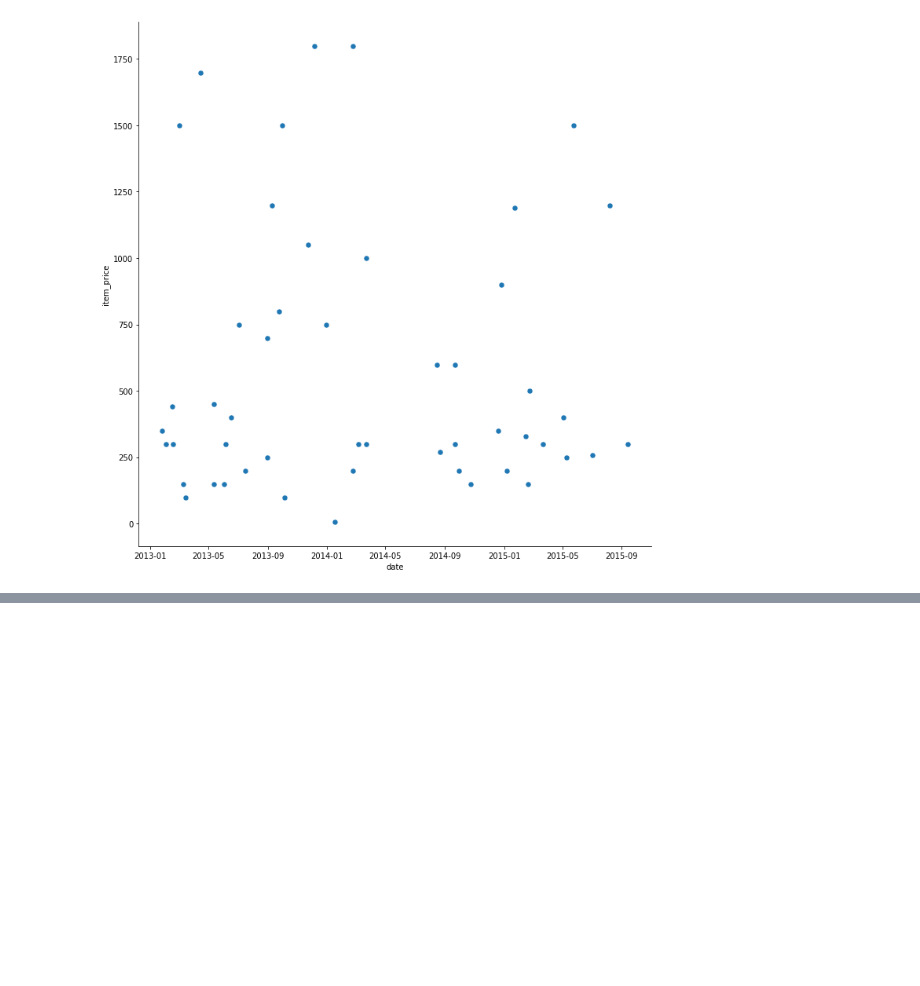
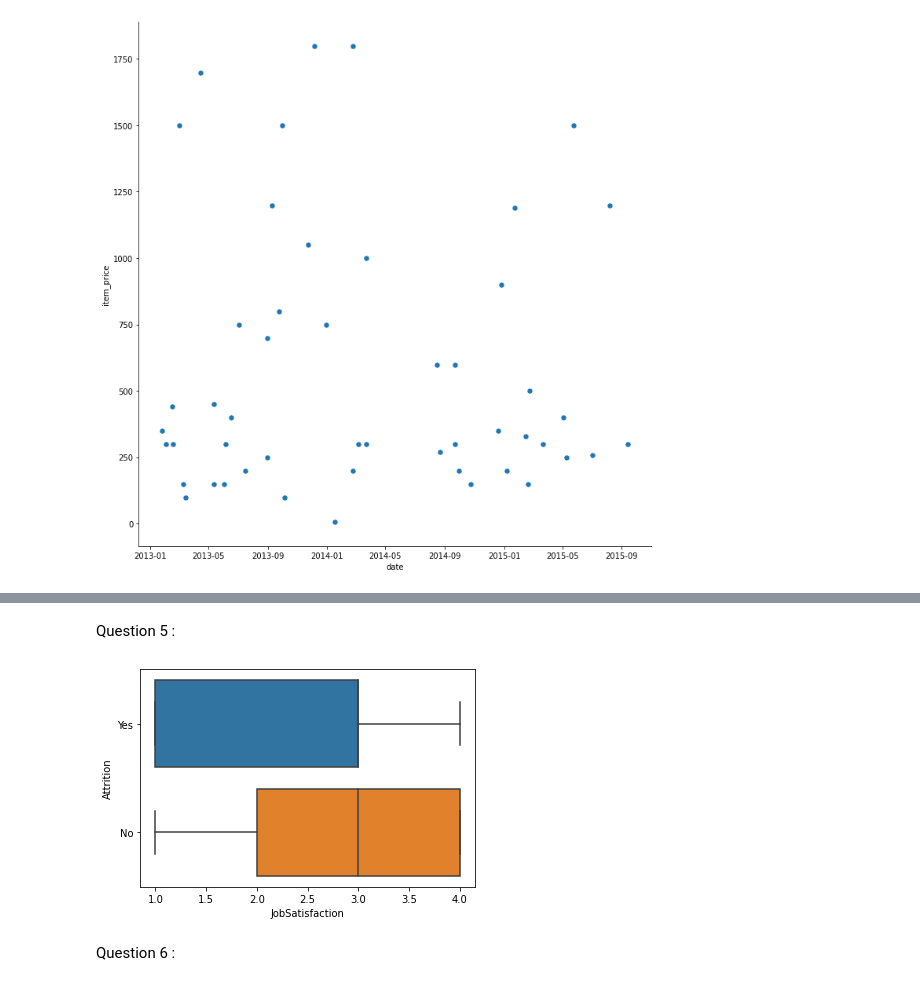
Before and after one commit to samiHEL/DA_HELLA_Sami, a Jupyter notebook: DA_HELLA_Sami.ipynb, the cells around one changed output, grey strips where cells are left out. Cells and saved outputs as stored; diff of their text form; code cells hidden in the pictures; blank space fills up the shorter version.

```diff
--- a/DA_HELLA_Sami.ipynb
+++ b/DA_HELLA_Sami.ipynb
@@ -158,0 +188,9 @@ plot.show();
+# %% [markdown]
+Question 5 :
+# %%
+seaborn.boxplot(data=df, x="JobSatisfaction", y="Attrition",showfliers=False)
+plot.show()
+# %% [output]
+[figure, added]
+# %% [markdown]
+Question 6 :
```
Also changed, not shown: parts of 21 cells of this notebook.
